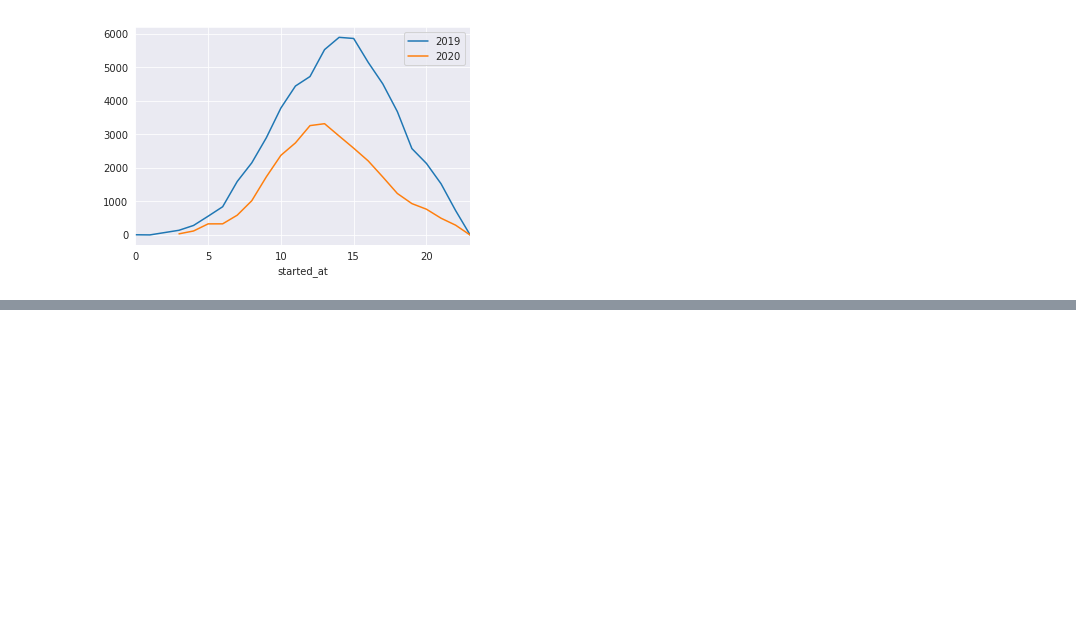
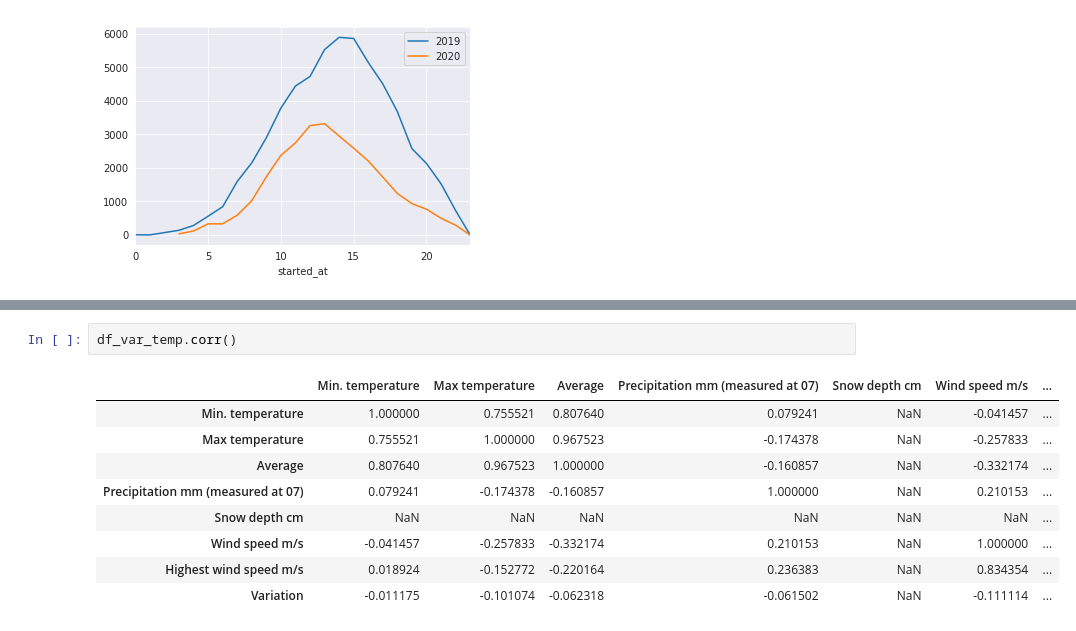
Before and after one commit to Cucni/oslo-bikes-mobility-data, a Jupyter notebook: April.ipynb, the cells around one changed output, grey strips where cells are left out. Drawn from its saved outputs; the diff is of its cells as text; blank space fills up the shorter version.

```diff
--- a/April.ipynb
+++ b/April.ipynb
@@ -254,0 +379,12 @@ plt.legend(['2019','2020'])
+# %%
+df_var_temp.corr()
+# %% [output]
+|  | Min. temperature | Max temperature | Average | Precipitation mm (measured at 07) | Snow depth cm | Wind speed m/s | ... |
+| Min. temperature | 1.000000 | 0.755521 | 0.807640 | 0.079241 | NaN | -0.041457 | ... |
+| Max temperature | 0.755521 | 1.000000 | 0.967523 | -0.174378 | NaN | -0.257833 | ... |
+| Average | 0.807640 | 0.967523 | 1.000000 | -0.160857 | NaN | -0.332174 | ... |
+| Precipitation mm (measured at 07) | 0.079241 | -0.174378 | -0.160857 | 1.000000 | NaN | 0.210153 | ... |
+| Snow depth cm | NaN | NaN | NaN | NaN | NaN | NaN | ... |
+| Wind speed m/s | -0.041457 | -0.257833 | -0.332174 | 0.210153 | NaN | 1.000000 | ... |
+| Highest wind speed m/s | 0.018924 | -0.152772 | -0.220164 | 0.236383 | NaN | 0.834354 | ... |
+| Variation | -0.011175 | -0.101074 | -0.062318 | -0.061502 | NaN | -0.111114 | ... |
```
Also changed, not shown: parts of 22 cells of this notebook.
